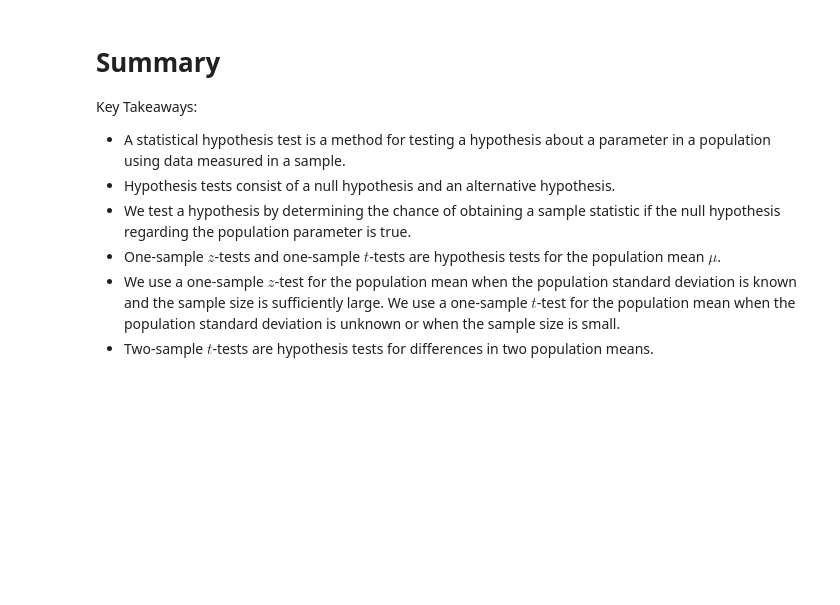
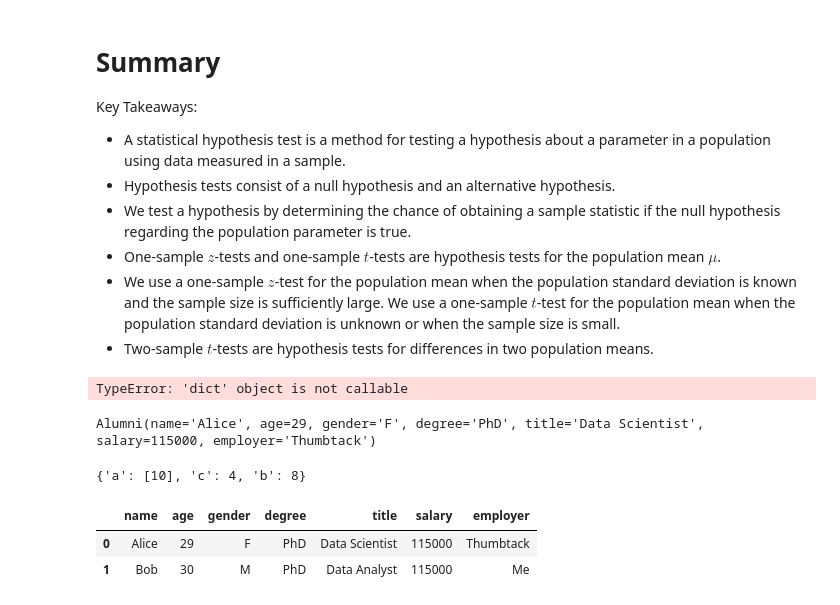
Before and after one commit to zachagreenberg/nyc-dc-ds-020121, a Jupyter notebook: Phase_2/ds-hypothesis_testing/hypothesis_testing.ipynb, the cells around one changed output. Cells and saved outputs as stored; diff of their text form; code cells hidden in the pictures; blank space fills up the shorter version.

```diff
--- a/Phase_2/ds-hypothesis_testing/hypothesis_testing.ipynb
+++ b/Phase_2/ds-hypothesis_testing/hypothesis_testing.ipynb
@@ -550,0 +678,21 @@ Key Takeaways:
+# %%
+
+from collections import namedtuple
+
+Alumni = namedtuple('Alumni','name age gender degree title salary employer')
+
+alice = Alumni(name='Alice',
+               age=29,
+               gender='F',
+               degree ='PhD',
+               title = 'Data Scientist',
+               salary = 115000,
+               employer = 'Thumbtack')
+
+Bob = Alumni(name='Bob',
+               age=30,
+               gender='M',
+               degree ='PhD',
+               title = 'Data Analyst',
+               salary = 115000,
+             employer = 'Me')
@@ -550,0 +701,8 @@ Key Takeaways:
+# %%
+a(**a)
+# %% [output]
+TypeError: 'dict' object is not callable
+# %%
+alice
+# %% [output]
+Alumni(name='Alice', age=29, gender='F', degree='PhD', title='Data Scientist', salary=115000, employer='Thumbtack')
@@ -550,0 +713,15 @@ Key Takeaways:
+# %%
+dict2
+# %% [output]
+{'a': [10], 'c': 4, 'b': 8}
+# %%
+df = pd.DataFrame.from_records(
+   [alice, Bob],
+   columns=Alumni._fields
+)
+# %%
+df
+# %% [output]
+|  | name | age | gender | degree | title | salary | employer |
+| 0 | Alice | 29 | F | PhD | Data Scientist | 115000 | Thumbtack |
+| 1 | Bob | 30 | M | PhD | Data Analyst | 115000 | Me |
```
Also changed, not shown: parts of 49 cells of this notebook, 2 other files.
